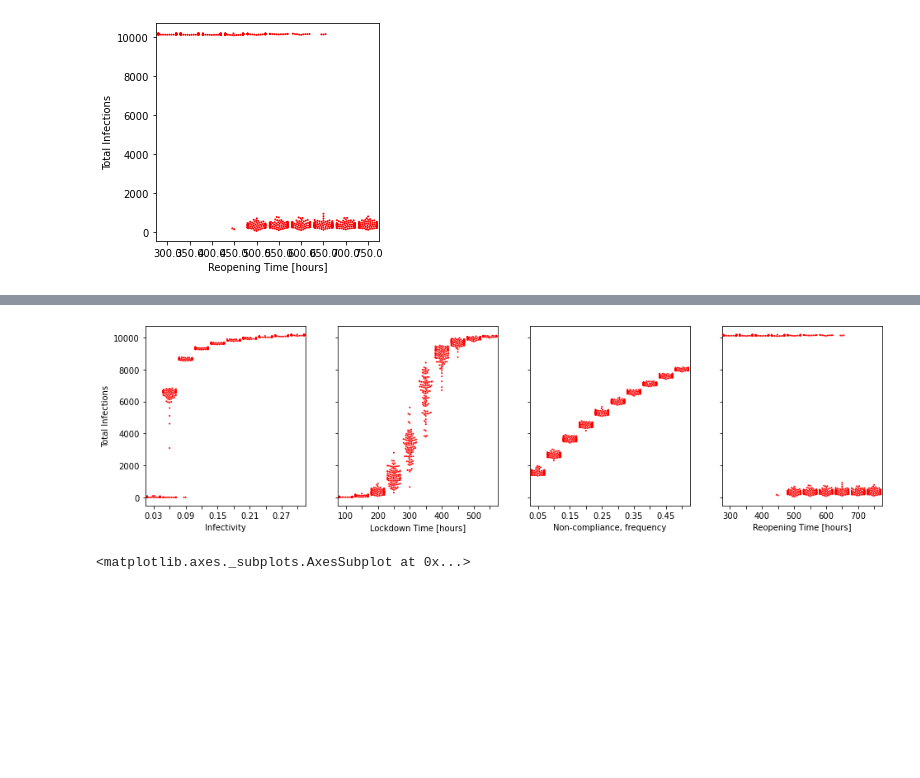
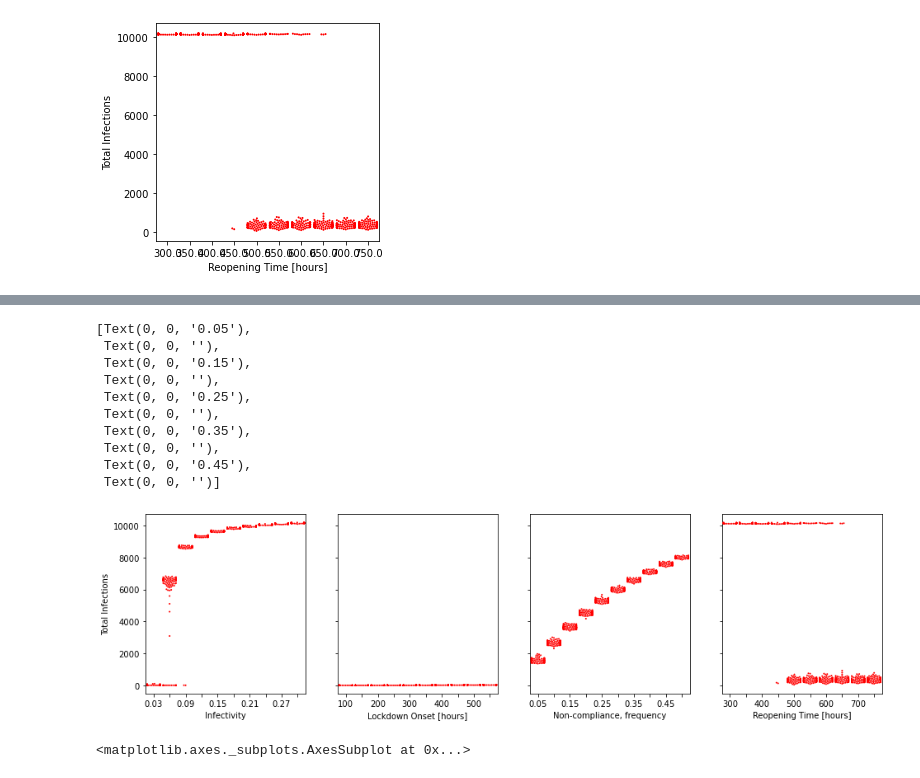
Before and after one commit to joba-1/Corona_Model, a Jupyter notebook: Plot Parallel nbt.ipynb, the cells around one changed output, grey strips where cells are left out. Saved outputs shown, nothing was run; the diff lists cells and outputs as text; code cells hidden in the pictures; blank space fills up the shorter version.

```diff
--- a/Plot Parallel nbt.ipynb
+++ b/Plot Parallel nbt.ipynb
@@ -243,10 +254,10 @@ close_folders = [x for x in filenames if x.startswith('close_all_IF03_start_2_')
 # %%
 close_all={}
 for folder_scenario in  close_folders:
-    df = pd.read_csv('server_data/outputs/'+folder_scenario+'/'+folder_scenario+'_cumulativ_WasInfected.csv')
+    df = pd.read_csv('server_data/outputs/'+folder_scenario+'/'+folder_scenario+'_D.csv')
     df.drop('time',axis=1,inplace=True)
     close_all[float(folder_scenario[-7:])] =df.iloc[-1].values
-df_close_all = pd.DataFrame(close_all)
+df_close_all_D = pd.DataFrame(close_all)
 # %%
 col3 = list(df_close_all.keys())
 col3.sort()
@@ -259,0 +273,17 @@ plt.savefig('Lockdown Time.svg')
+# %%
+close_all={}
+for folder_scenario in  close_folders:
+    df = pd.read_csv('server_data/outputs/'+folder_scenario+'/'+folder_scenario+'_D.csv')
+    df.drop('time',axis=1,inplace=True)
+    close_all[float(folder_scenario[-7:])] =df.iloc[-1].values
+df_close_all_I = pd.DataFrame(close_all)
+# %%
+col3 = list(df_close_all_I.keys())
+col3.sort()
+plt.figure(figsize=(4,4))
+sns.swarmplot(data = df_close_all[col3], color='k', size=2)
+plt.ylabel('Deceased')
+plt.xlabel('Lockdown Time [hours]')
+ax=plt.gca()
+ax.set_xticklabels([int(x) if col3.index(x)%2==0 else None for x in col3])
+#plt.savefig('Lockdown_Time_Death.svg')
@@ -281,28 +339,38 @@ plt.savefig('Reopening_Time.svg')
 # %%
 fig, axes = plt.subplots(1,4,figsize=(16,4), sharey=True)
 
 sns.swarmplot(data = df_reopen_all[col4], color='r', size=2, ax=axes[3])
 axes[3].set_xlabel('Reopening Time [hours]')
 axes[3].set_xticklabels([int(x) if col4.index(x)%2==0 else None for x in col4])
 
-sns.swarmplot(data = df_close_all[col3], color='r', size=2, ax=axes[1])
-axes[1].set_xlabel('Lockdown Time [hours]')
+sns.swarmplot(data = df_close_all_I[col3], color='r', size=2, ax=axes[1])
+axes[1].set_xlabel('Lockdown Onset [hours]')
 axes[1].set_xticklabels([int(x) if col3.index(x)%2==0 else None for x in col3])
 
 sns.swarmplot(data = df_inf[col2], color='r', size=2, ax=axes[0])
 axes[0].set_ylabel('Total Infections')
 axes[0].set_xlabel('Infectivity')
 axes[0].set_xticklabels([x if col2.index(x)%2==0 else None for x in col2])
 
-sns.swarmplot(data = df_disob[cols1], color='r', size=2, ax=axes[2])
+sns.swarmplot(data = df_disob[col1], color='r', size=2, ax=axes[2])
 axes[2].set_xlabel('Non-compliance, frequency')
 axes[2].set_xticklabels([x if col1.index(x)%2==0 else None for x in col1])
 #axes[2].xaxis.set_major_locator(plt.MaxNLocator(5))
 #axes[2].set_xticklabels([x for x in col2 if col2.index(x)%2==1])
 
-plt.savefig('para_results.svg')
+#plt.savefig('para_results.svg')
 # %% [output]
+[Text(0, 0, '0.05'),
+ Text(0, 0, ''),
+ Text(0, 0, '0.15'),
+ Text(0, 0, ''),
+ Text(0, 0, '0.25'),
+ Text(0, 0, ''),
+ Text(0, 0, '0.35'),
+ Text(0, 0, ''),
+ Text(0, 0, '0.45'),
+ Text(0, 0, '')]
-[figure, old version]
+[figure, new version]
 # %%
 df_dur = pd.read_csv('server_data/outputs/'+'no_mitigation_if03'+'/'+'no_mitigation_if03' + '_' + dur_list[0]  + '.csv')
 df_dur.drop('Unnamed: 0',axis=1, inplace=True)
```
Also changed, not shown: parts of 16 cells of this notebook, 5 other files.
